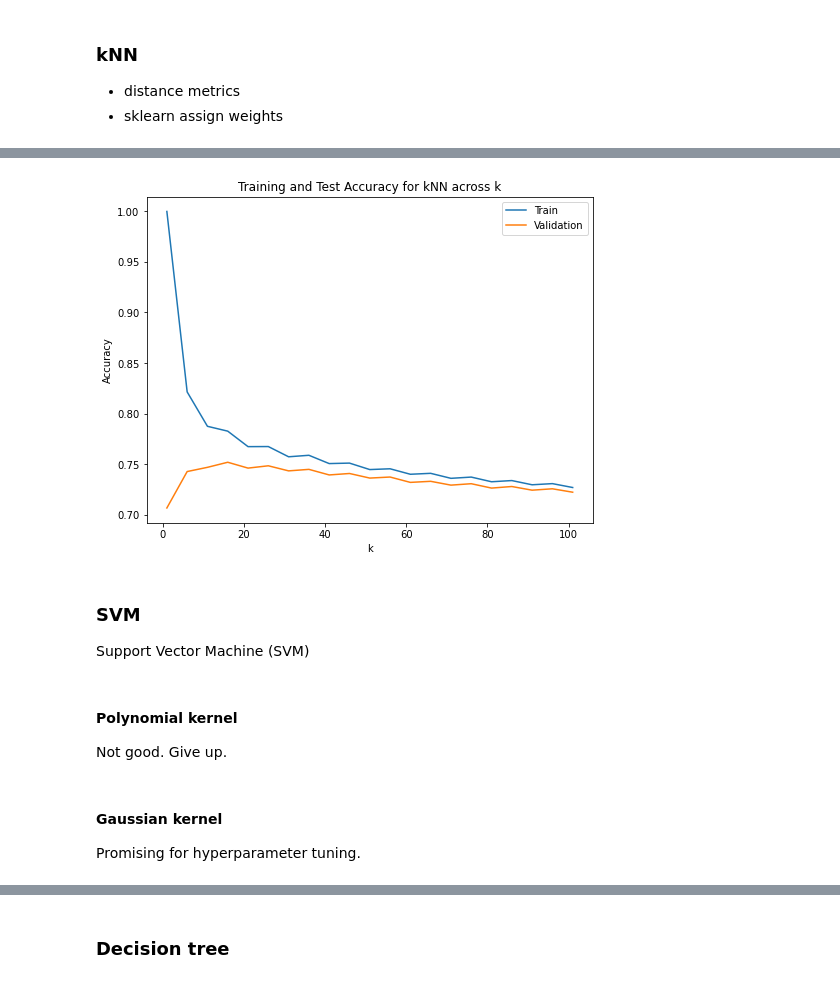
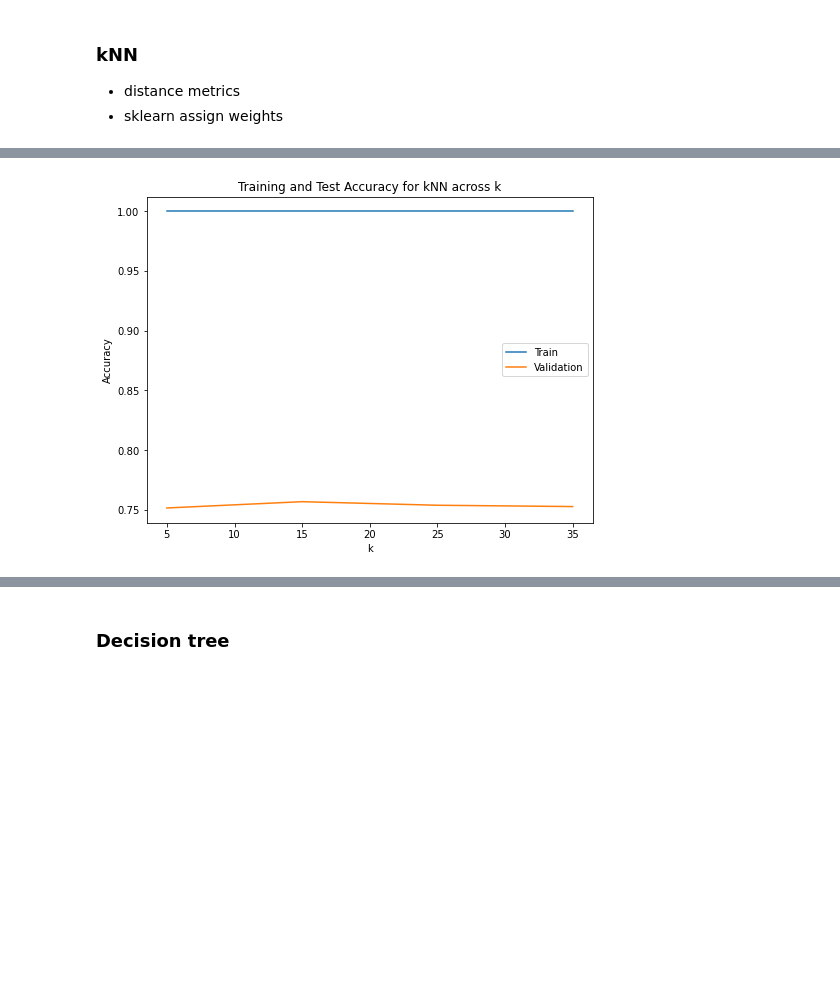
Before and after one commit to miaowu128/Spotify_Song_Hit_Prediction, a Jupyter notebook: 209 project.ipynb, the cells around one changed output, grey strips where cells are left out. Cells and saved outputs as stored; diff of their text form; code cells hidden in the pictures; blank space fills up the shorter version.

```diff
--- a/209 project.ipynb
+++ b/209 project.ipynb
@@ -570,8 +560,8 @@ fi.sort_values(by="abs", ascending=False).iloc[:, :2]
 - distance metrics
 - sklearn assign weights
 # %%
-parameters = {"n_neighbors": [1, 30, 5],
-              "weights": ["uniform", "distance"],
-              "metric": ["minkowski", "cityblock"]}
+parameters = {"n_neighbors": range(5, 45, 10),
+              "weights": ["distance"],
+              "metric": ["cityblock"]}
 knn = KNeighborsClassifier()
-clf_knn = GridSearchCV(knn, parameters, error_score=0, n_jobs=-1, cv=10).fit(X_train_std, y_train)
+clf = GridSearchCV(knn, parameters, error_score=0, n_jobs=-1, cv=10, return_train_score=True).fit(X_train_std, y_train)
@@ -610,8 +577,21 @@ array([0.75159623, 0.74855579, 0.75767711, 0.75889328, 0.74209246,
 
 # best_param = clf_knn.best_params_
 # best_param = ks[np.argmax(val_acc_list_knn)]
-best_knn = KNeighborsClassifier(n_neighbors=16, weights="distance").fit(X_train_std, y_train)
+# best_knn = KNeighborsClassifier(n_neighbors=16, weights="distance").fit(X_train_std, y_train)
 # best_knn = KNeighborsClassifier(n_neighbors=best_param, n_jobs=-1)
+
+train_acc_list = clf.cv_results_["mean_train_score"]
+val_acc_list = clf.cv_results_["mean_test_score"]
+best_param = clf.best_params_
+best_knn = KNeighborsClassifier(n_neighbors=best_param["n_neighbors"],
+                                weights=best_param["weights"],
+                                metric=best_param["metric"]).fit(X_train_std, y_train)
 train_acc_knn = best_knn.score(X_train_std, y_train)
 test_acc_knn = best_knn.score(X_test_std, y_test)
 y_pred_knn = best_knn.predict(X_test_std)
+
+print("The best hyperparameter is: ", best_param)
+print("The training accuracy is: ", np.round(train_acc_knn, 3))
+print("The test accuracy is: ", np.round(test_acc_knn, 3))
+print("Confusion matrix: \n", confusion_matrix(y_test, y_pred_knn))
+print("Classification report: \n", classification_report(y_test, y_pred_knn))
@@ -639,20 +614,13 @@ weighted avg       0.78      0.76      0.75      8222
 # %%
 fig, ax = plt.subplots(figsize = (8, 6))
 
-ax.plot(ks, train_acc_list_knn, label="Train")
-ax.plot(ks, val_acc_list_knn, label="Validation")
+ks = range(5, 45, 10)
+ax.plot(ks, train_acc_list, label="Train")
+ax.plot(ks, val_acc_list, label="Validation")
 ax.set_xlabel("k")
 ax.set_ylabel("Accuracy")
 ax.set_title("Training and Test Accuracy for kNN across k")
 ax.legend()
 plt.show()
 # %% [output]
-[figure, old version]
+[figure, new version]
-# %% [markdown]
-### SVM
-
-Support Vector Machine (SVM)
-# %% [markdown]
-#### Polynomial kernel
-
-Not good. Give up.
@@ -678,4 +626,0 @@ for j, d in enumerate(degrees):
-# %% [markdown]
-#### Gaussian kernel
-
-Promising for hyperparameter tuning.
```
Also changed, not shown: parts of 41 cells of this notebook.
